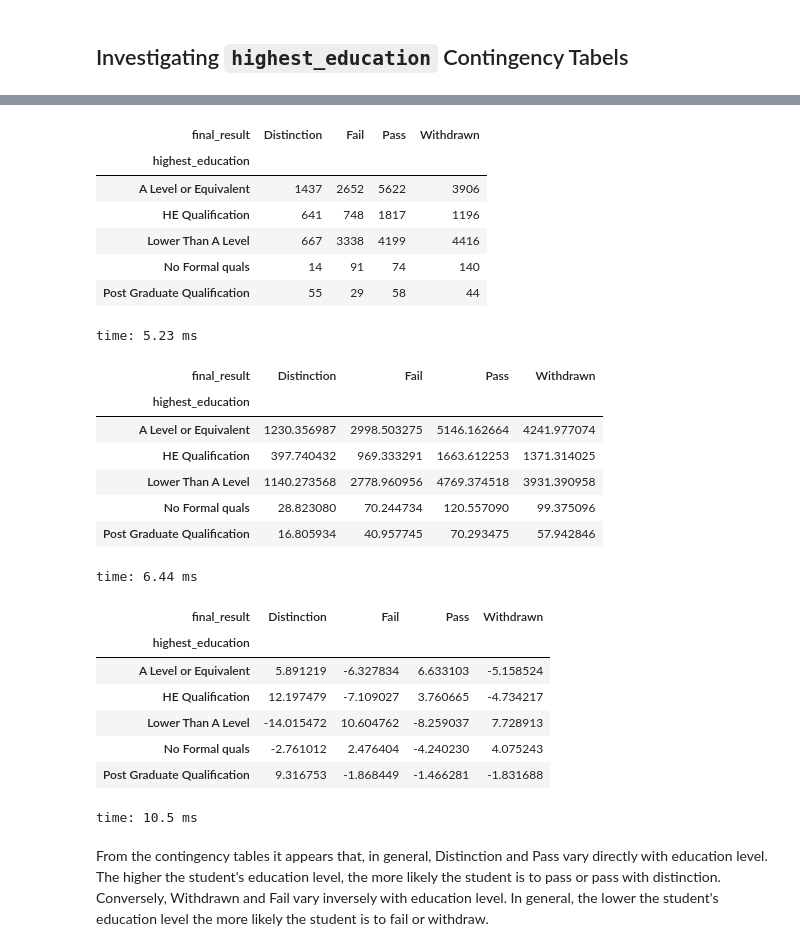
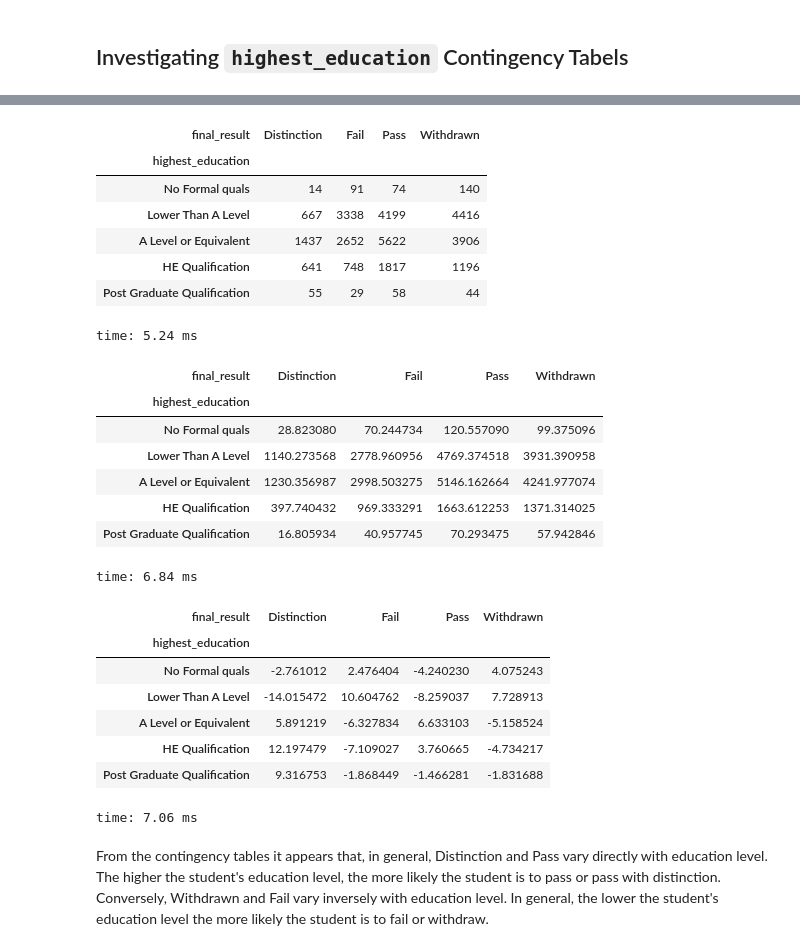
Before and after one commit to jeffreyhwatson/online_outcomes, a Jupyter notebook: notebooks/exploratory/recomendations.ipynb, the cells around one changed output, grey strips where cells are left out. Drawn from its saved outputs; the diff is of its cells as text; code cells hidden in the pictures.

```diff
--- a/notebooks/exploratory/recomendations.ipynb
+++ b/notebooks/exploratory/recomendations.ipynb
@@ -528,4 +528,8 @@ time: 213 ms
 # %%
 # creating a contingency table
 tabs = pd.crosstab(student_info.highest_education, student_info.final_result)
+# sort education levels from lowest to highest
+order =  ['No Formal quals', 'Lower Than A Level', 'A Level or Equivalent',
+          'HE Qualification', 'Post Graduate Qualification']
+tabs.reindex(order)
 # %% [output]
@@ -538,39 +550,39 @@ time: 949 µs
 # %%
 # the original contingency table
-table.table_orig
+table.table_orig.reindex(order)
 # %% [output]
 | final_result | Distinction | Fail | Pass | Withdrawn |
 | highest_education |  |  |  |  |
+| No Formal quals | 14 | 91 | 74 | 140 |
+| Lower Than A Level | 667 | 3338 | 4199 | 4416 |
 | A Level or Equivalent | 1437 | 2652 | 5622 | 3906 |
 | HE Qualification | 641 | 748 | 1817 | 1196 |
-| Lower Than A Level | 667 | 3338 | 4199 | 4416 |
-| No Formal quals | 14 | 91 | 74 | 140 |
 | Post Graduate Qualification | 55 | 29 | 58 | 44 |
-time: 5.23 ms
+time: 5.24 ms
 # %%
 # values from the best fitting independent distribution
-table.fittedvalues
+table.fittedvalues.reindex(order)
 # %% [output]
 | final_result | Distinction | Fail | Pass | Withdrawn |
 | highest_education |  |  |  |  |
+| No Formal quals | 28.823080 | 70.244734 | 120.557090 | 99.375096 |
+| Lower Than A Level | 1140.273568 | 2778.960956 | 4769.374518 | 3931.390958 |
 | A Level or Equivalent | 1230.356987 | 2998.503275 | 5146.162664 | 4241.977074 |
 | HE Qualification | 397.740432 | 969.333291 | 1663.612253 | 1371.314025 |
-| Lower Than A Level | 1140.273568 | 2778.960956 | 4769.374518 | 3931.390958 |
-| No Formal quals | 28.823080 | 70.244734 | 120.557090 | 99.375096 |
 | Post Graduate Qualification | 16.805934 | 40.957745 | 70.293475 | 57.942846 |
-time: 6.44 ms
+time: 6.84 ms
 # %%
 # pearsons residuals: negatives indicate fewer results than expected, positives indicate more.
-table.resid_pearson
+table.resid_pearson.reindex(order)
 # %% [output]
 | final_result | Distinction | Fail | Pass | Withdrawn |
 | highest_education |  |  |  |  |
+| No Formal quals | -2.761012 | 2.476404 | -4.240230 | 4.075243 |
+| Lower Than A Level | -14.015472 | 10.604762 | -8.259037 | 7.728913 |
 | A Level or Equivalent | 5.891219 | -6.327834 | 6.633103 | -5.158524 |
 | HE Qualification | 12.197479 | -7.109027 | 3.760665 | -4.734217 |
-| Lower Than A Level | -14.015472 | 10.604762 | -8.259037 | 7.728913 |
-| No Formal quals | -2.761012 | 2.476404 | -4.240230 | 4.075243 |
 | Post Graduate Qualification | 9.316753 | -1.868449 | -1.466281 | -1.831688 |
-time: 10.5 ms
+time: 7.06 ms
 # %% [markdown]
 From the contingency tables it appears that, in general, Distinction and Pass vary directly with education level. The higher the student's education level, the more likely the student is to pass or pass with distinction. Conversely, Withdrawn and Fail vary inversely with education level. In general, the lower the student's education level the more likely the student is to fail or withdraw.
 # %% [markdown]
```
Also changed, not shown: parts of 43 cells of this notebook, 7 other files.
